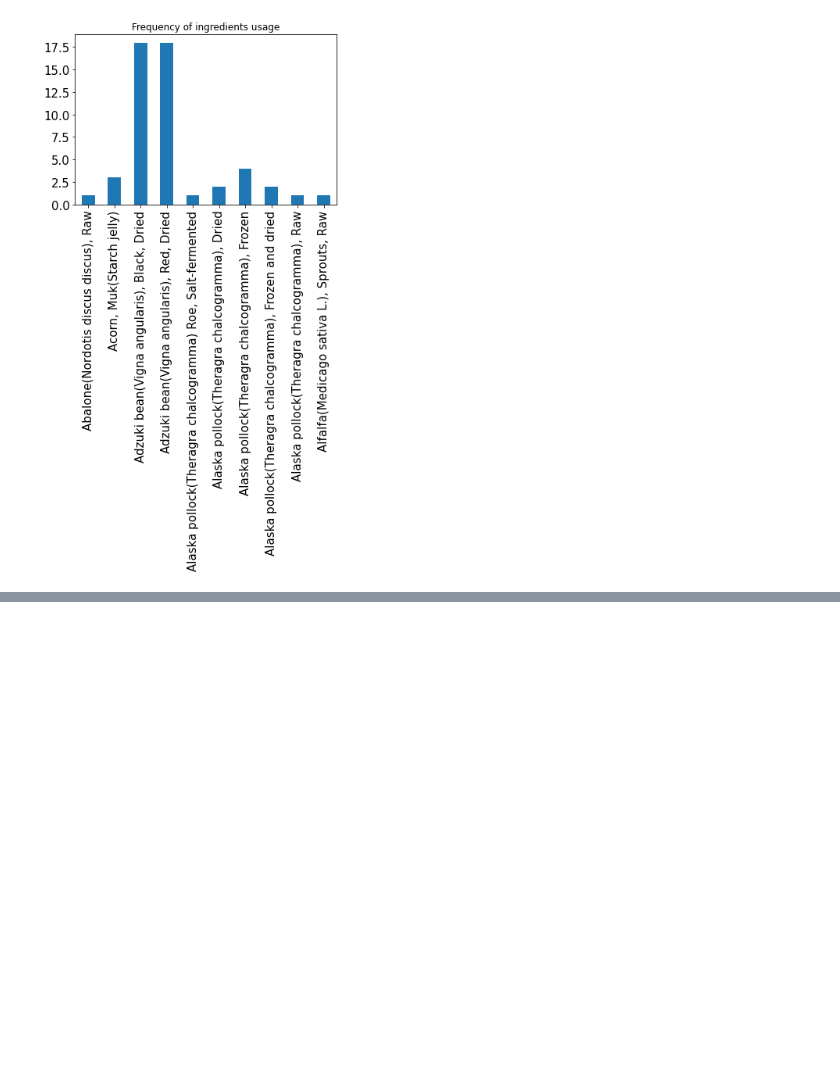
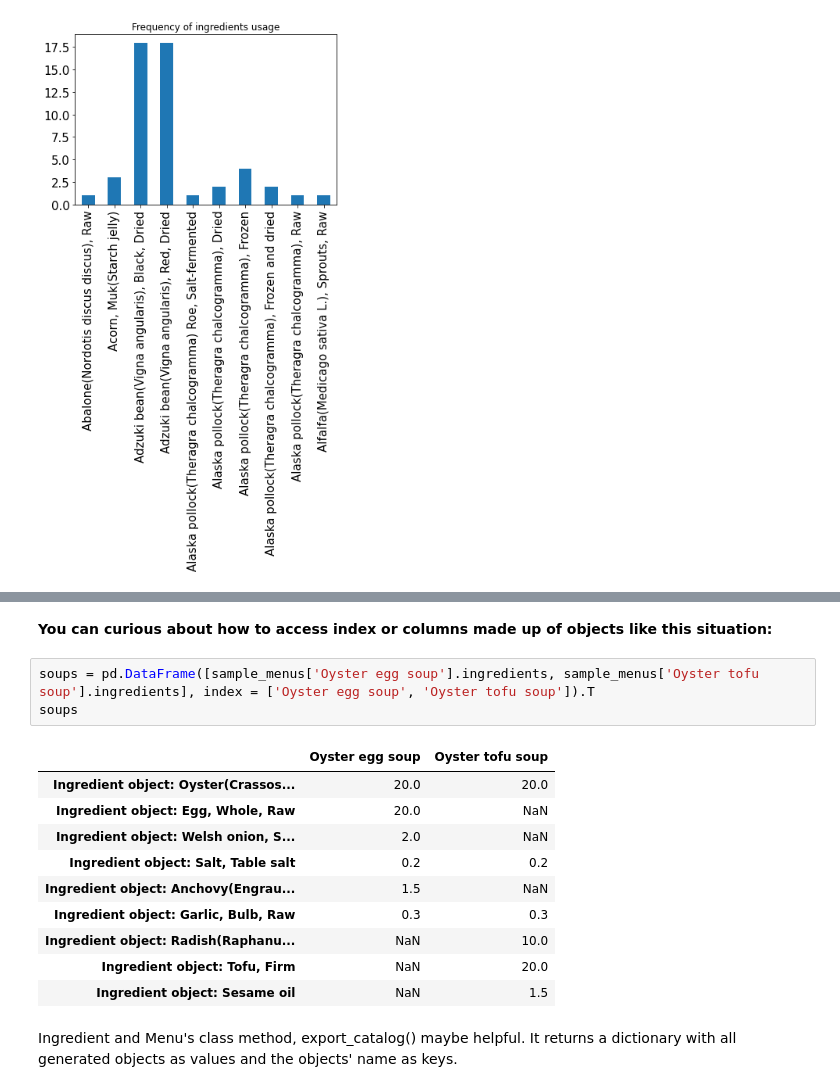
Before and after one commit to pki663/dietkit, a Jupyter notebook: sample_execution.ipynb, the cells around one changed output, grey strips where cells are left out. Saved outputs shown, nothing was run; the diff lists cells and outputs as text; blank space fills up the shorter version.

```diff
--- a/sample_execution.ipynb
+++ b/sample_execution.ipynb
@@ -403,0 +463,18 @@ diet_ingredient_freq(diet = sample_diets, fig_path = 'diet_ingredient_freq.png',
+# %% [markdown]
+**You can curious about how to access index or columns made up of objects like this situation:**
+# %%
+soups = pd.DataFrame([sample_menus['Oyster egg soup'].ingredients, sample_menus['Oyster tofu soup'].ingredients], index = ['Oyster egg soup', 'Oyster tofu soup']).T
+soups
+# %% [output]
+|  | Oyster egg soup | Oyster tofu soup |
+| Ingredient object: Oyster(Crassos... | 20.0 | 20.0 |
+| Ingredient object: Egg, Whole, Raw | 20.0 | NaN |
+| Ingredient object: Welsh onion, S... | 2.0 | NaN |
+| Ingredient object: Salt, Table salt | 0.2 | 0.2 |
+| Ingredient object: Anchovy(Engrau... | 1.5 | NaN |
+| Ingredient object: Garlic, Bulb, Raw | 0.3 | 0.3 |
+| Ingredient object: Radish(Raphanu... | NaN | 10.0 |
+| Ingredient object: Tofu, Firm | NaN | 20.0 |
+| Ingredient object: Sesame oil | NaN | 1.5 |
+# %% [markdown]
+Ingredient and Menu's class method, export_catalog() maybe helpful. It returns a dictionary with all generated objects as values and the objects' name as keys.
```
Also changed, not shown: parts of 35 cells of this notebook.
